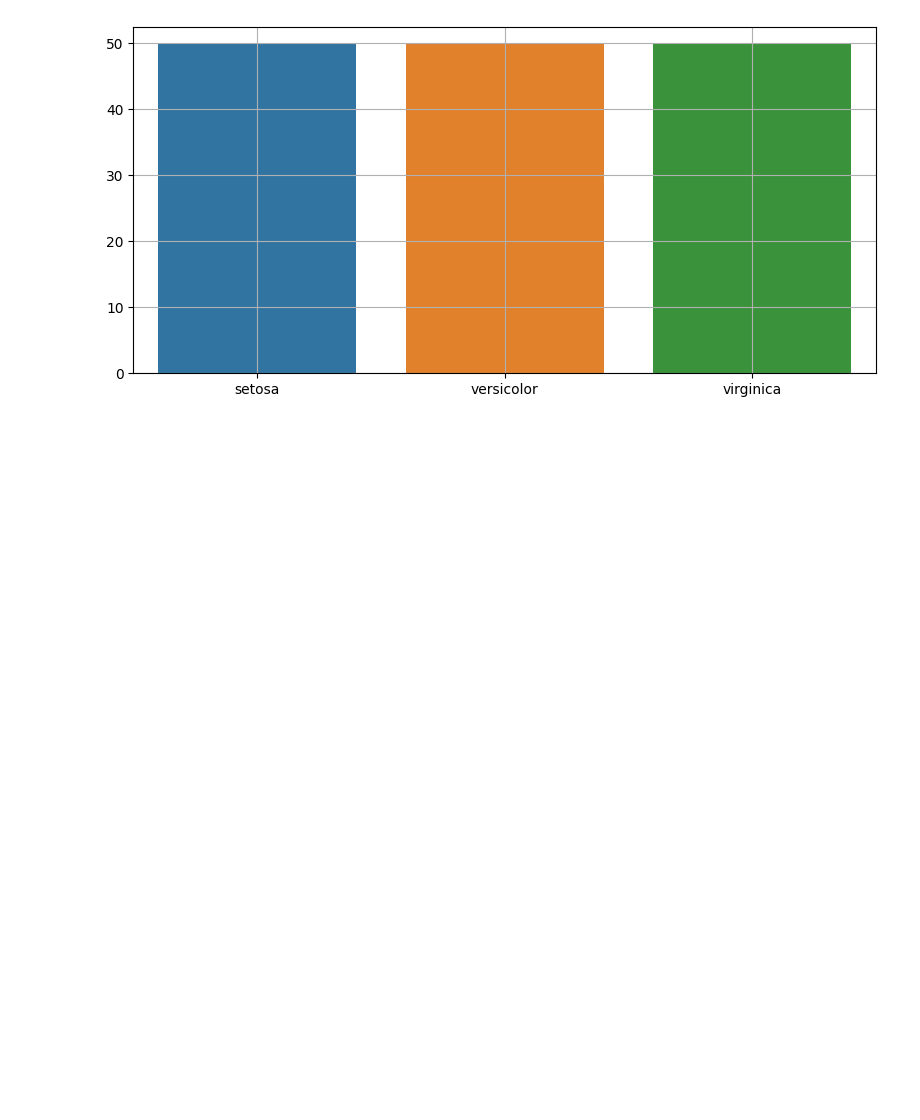
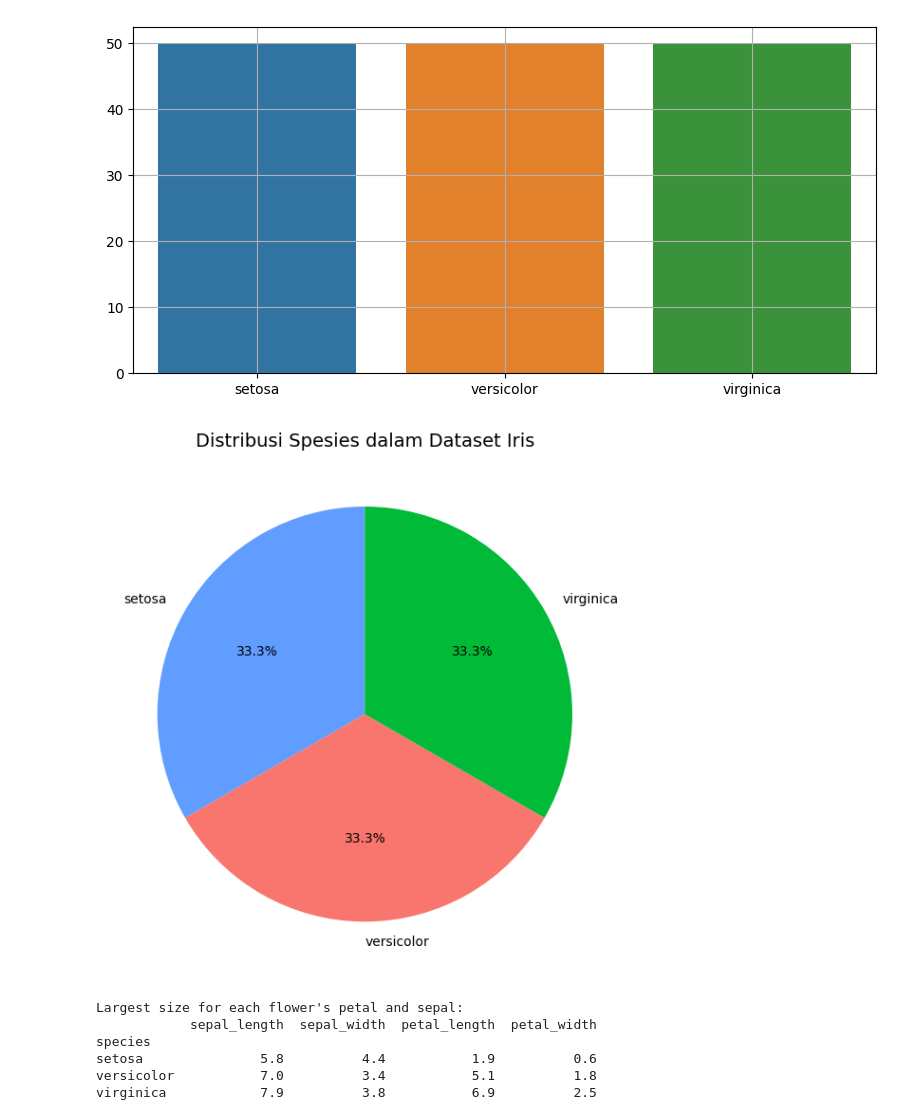
Before and after one commit to rezaaprm/iris_dashboard, a Jupyter notebook: main.ipynb, the cells around one changed output. Cells and saved outputs as stored; diff of their text form; code cells hidden in the pictures; blank space fills up the shorter version.

```diff
--- a/main.ipynb
+++ b/main.ipynb
@@ -31,3 +45,25 @@ plt.tight_layout()
 plt.show()
 # %% [output]
 [figure]
+# %%
+species_count = dataset['species'].value_counts()
+
+fig, ax = plt.subplots(figsize=(8, 6))
+species_count.plot(kind='pie', autopct='%1.1f%%', startangle=90, colors=['#619CFF', '#F8766D', '#00BA38'])
+ax.set_title("Distribusi Spesies dalam Dataset Iris", fontsize=14)
+ax.set_ylabel("")
+plt.tight_layout()
+plt.show()
+# %% [output]
+[figure, added]
+# %%
+largest_values = dataset.groupby('species')[['sepal_length', 'sepal_width', 'petal_length', 'petal_width']].max()
+print("Largest size for each flower's petal and sepal:")
+print(largest_values)
+# %% [output]
+Largest size for each flower's petal and sepal:
+            sepal_length  sepal_width  petal_length  petal_width
+species
+setosa               5.8          4.4           1.9          0.6
+versicolor           7.0          3.4           5.1          1.8
+virginica            7.9          3.8           6.9          2.5
```
Also changed, not shown: parts of 1 cell of this notebook.
